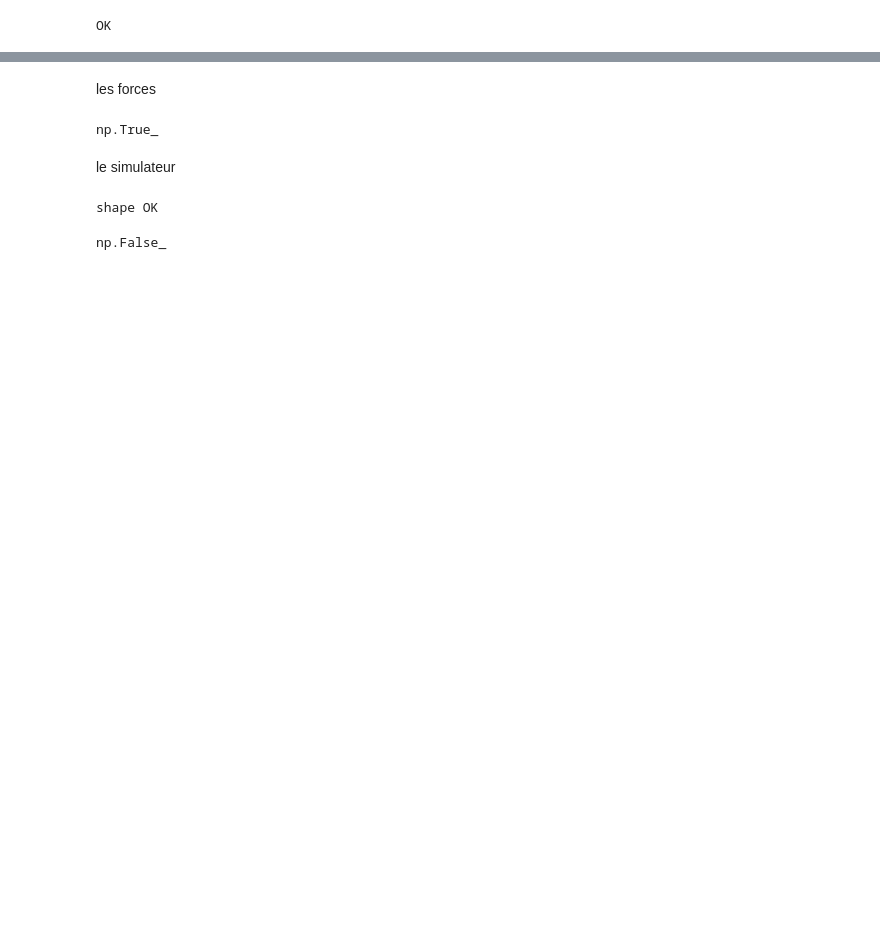
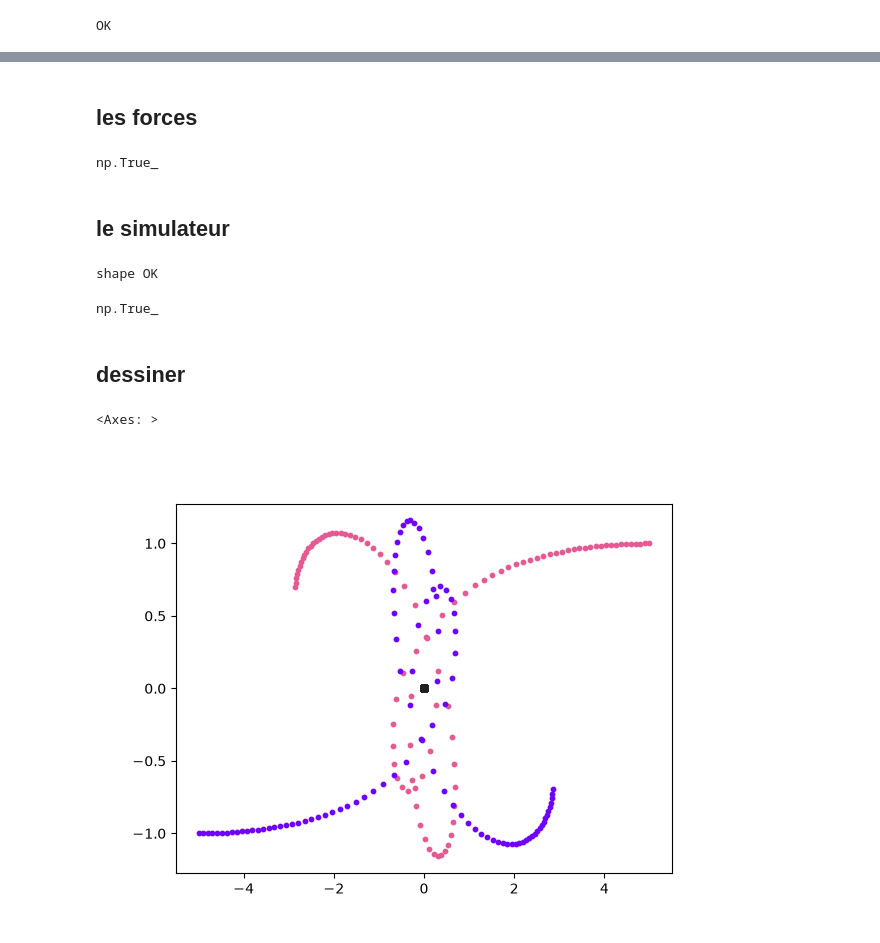
Before and after one commit to jarod-anjuere/TP-nbody, a Jupyter notebook: script.ipynb, the cells around one changed output, grey strips where cells are left out. Cells and saved outputs as stored; diff of their text form; code cells hidden in the pictures; blank space fills up the shorter version.

```diff
--- a/script.ipynb
+++ b/script.ipynb
@@ -96,7 +91,7 @@ def init3():
         [0, 0, 0]], dtype=float)
     return masses, positions, speeds
 # %% [markdown]
-les forces
+## les forces
 # %%
 
 def forces(masses, positions, G=1.0):
@@ -129,7 +123,7 @@ np.all(np.isclose(f, np.array([
 # %% [output]
 np.True_
 # %% [markdown]
-le simulateur
+## le simulateur
 # %%
 def simulate(masses, positions, speeds, dt=0.1, nb_steps=100):
     """
@@ -141,13 +135,13 @@ def simulate(masses, positions, speeds, dt=0.1, nb_steps=100):
     traj = np.zeros((nb_steps,dim,N))
     for i in range(nb_steps) :
         traj[i] = positions
-        a = forces(masses, positions)/masses[None,:]*dt
+        a = forces(masses, positions)/masses[None,:]
         speeds = speeds + a*dt
         positions = positions + speeds*dt
     return traj
 
 
-# pour tester
+# test 1
 
 SMALL_STEPS = 4
 
@@ -160,7 +154,7 @@ except Exception as exc:
     print(f"OOPS {type(exc)} {exc}")
 
 
-# pour tester: should be true
+# test 2
 
 positions1 = s[1]
 
@@ -170,4 +164,39 @@ np.all(np.isclose(positions1, np.array([
 ])))
 # %% [output]
 shape OK
-np.False_
+np.True_
+# %% [markdown]
+## dessiner
+# %%
+def draw(simulation, masses, colors=None, scale=10.):
+    """
+    takes as input the result of simulate() above,
+    and draws the nb_steps positions of each of the N bodies
+    ideally it should return a matplotlib Axes object
+
+    one can provide a collection of N colors to use for each body
+    if not provided this is randomized
+
+    also the optional scale parameter is used as a constant
+    multiplier to obtain the final size of each dot on the figure
+    """
+    fig, ax = plt.subplots()
+    _,_,N = simulation.shape
+    for i in range(N) :
+        if colors is None :
+            ax.scatter(*(simulation[:,:,i].T), color = np.random.rand(3), s = scale*masses[i])
+        else :
+            ax.scatter(*(simulation[:,:,i].T), color = colors[i], s = scale*masses[i])
+    return ax
+
+colors3 = np.array([
+    [32, 32, 32],
+    (228, 90, 146),
+    (111, 0, 255),
+]) / 255
+
+masses, positions, speeds = init3()
+draw(simulate(masses, positions, speeds), masses, colors3)
+# %% [output]
+<Axes: >
+[figure, added]
```
Also changed, not shown: parts of 8 cells of this notebook, 1 other file.
